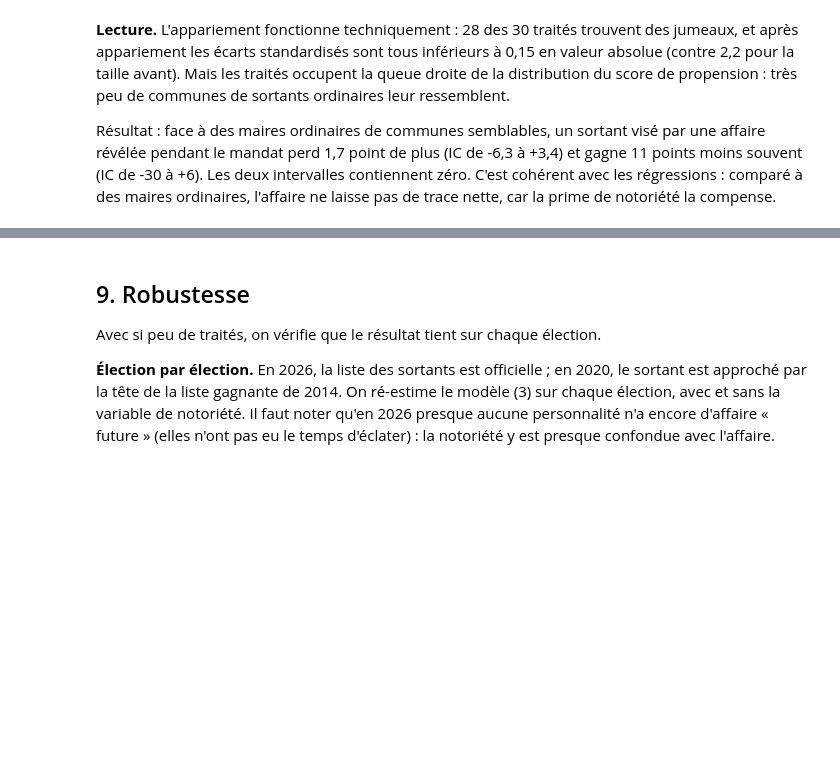
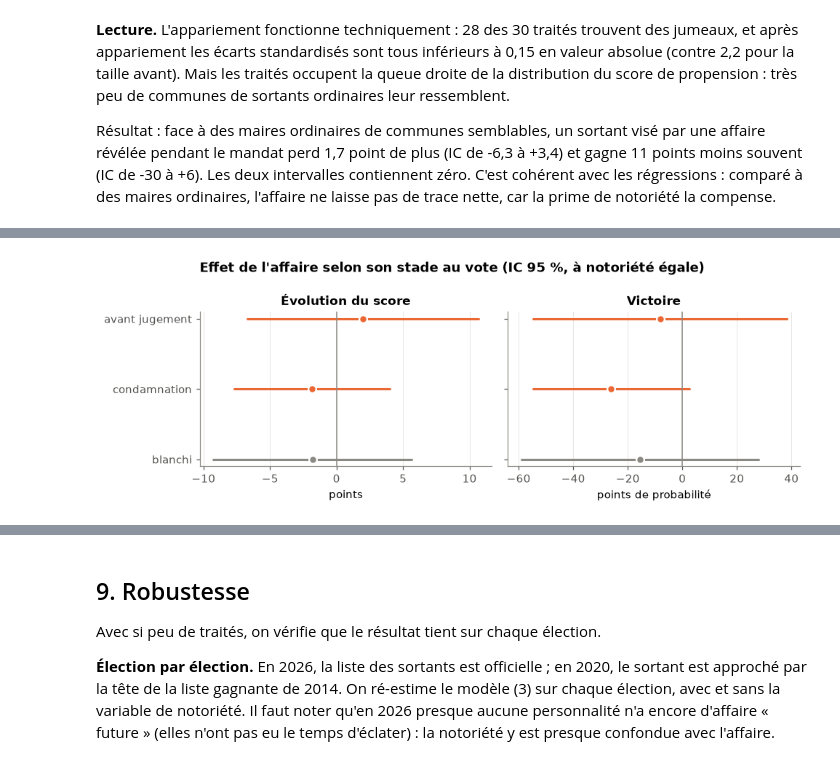
Before and after one commit to QuentinNosmas/Projet_ensae_datascience, a Jupyter notebook: notebooks/04_modelisation.ipynb, the cells around one changed output, grey strips where cells are left out. Cells and saved outputs as stored; diff of their text form; code cells hidden in the pictures; blank space fills up the shorter version.

```diff
--- a/notebooks/04_modelisation.ipynb
+++ b/notebooks/04_modelisation.ipynb
@@ -404,10 +414,10 @@ for spec, rhs in gradation.items():
     res_gradation[("victoire (effet marginal)", spec)] = M.logit(f"gagne ~ {rhs} + {M.CONTROLES}", d)
 display(pd.concat({k: M.coefficients(r) for k, r in res_gradation.items()}).round(3))
 
-# La condamnation coûte-t-elle plus que le simple soupçon ? (en points pour le score,
+# La condamnation coûte-t-elle plus qu'une affaire pas encore jugée ? (en points pour le score,
 # sur l'échelle logit pour la victoire)
 for (resultat, spec), r in res_gradation.items():
     if spec == "par niveau":
-        test = r.t_test("affaire_condamnation - affaire_soupcon = 0")
-        print(f"{resultat.split(' (')[0]} : condamnation - soupçon = {test.effect[0]:.2f}, "
+        test = r.t_test("affaire_condamnation - affaire_avant_jugement = 0")
+        print(f"{resultat.split(' (')[0]} : condamnation - avant jugement = {test.effect[0]:.2f}, "
               f"p = {float(test.pvalue):.2f}")
@@ -414,20 +442,22 @@ for (resultat, spec), r in res_gradation.items():
 # %%
-niveaux = {"affaire_soupcon": "1 soupçon", "affaire_procedure": "2 procédure",
-           "affaire_condamnation": "3 condamnation", "affaire_blanchi": "blanchi"}
+niveaux = {"affaire_avant_jugement": "avant jugement", "affaire_condamnation": "condamnation",
+           "affaire_blanchi": "blanchi"}
 fig, axes = plt.subplots(1, 2, figsize=(9, 3.2), sharey=True)
 for ax, resultat, echelle in zip(axes, ("évolution du score (pts)", "victoire (effet marginal)"), (1, 100)):
     c = M.coefficients(res_gradation[(resultat, "par niveau")]).loc[list(niveaux)] * [echelle, echelle, echelle, 1]
     for y, (var, lib) in enumerate(niveaux.items()):
         couleur = NEUTRE if var == "affaire_blanchi" else COULEURS[2026]
         ax.plot([c.loc[var, "ic_bas"], c.loc[var, "ic_haut"]], [y, y], color=couleur, lw=2, solid_capstyle="round")
         ax.plot(c.loc[var, "coef"], y, "o", ms=7, color=couleur, mec="white", mew=1.5)
     ax.axvline(0, color=NEUTRE, lw=1)
     ax.grid(axis="y", visible=False)
     ax.set_yticks(range(len(niveaux)), list(niveaux.values()))
     ax.set_xlabel("points" if echelle == 1 else "points de probabilité")
     ax.set_title(resultat.split(" (")[0].capitalize())
 axes[0].invert_yaxis()
 fig.suptitle("Effet de l'affaire selon son stade au vote (IC 95 %, à notoriété égale)", fontweight="bold")
 plt.tight_layout()
 plt.show()
+# %% [output]
+[figure, added]
 # %% [markdown]
```
Also changed, not shown: parts of 5 cells of this notebook, 1 other file.
